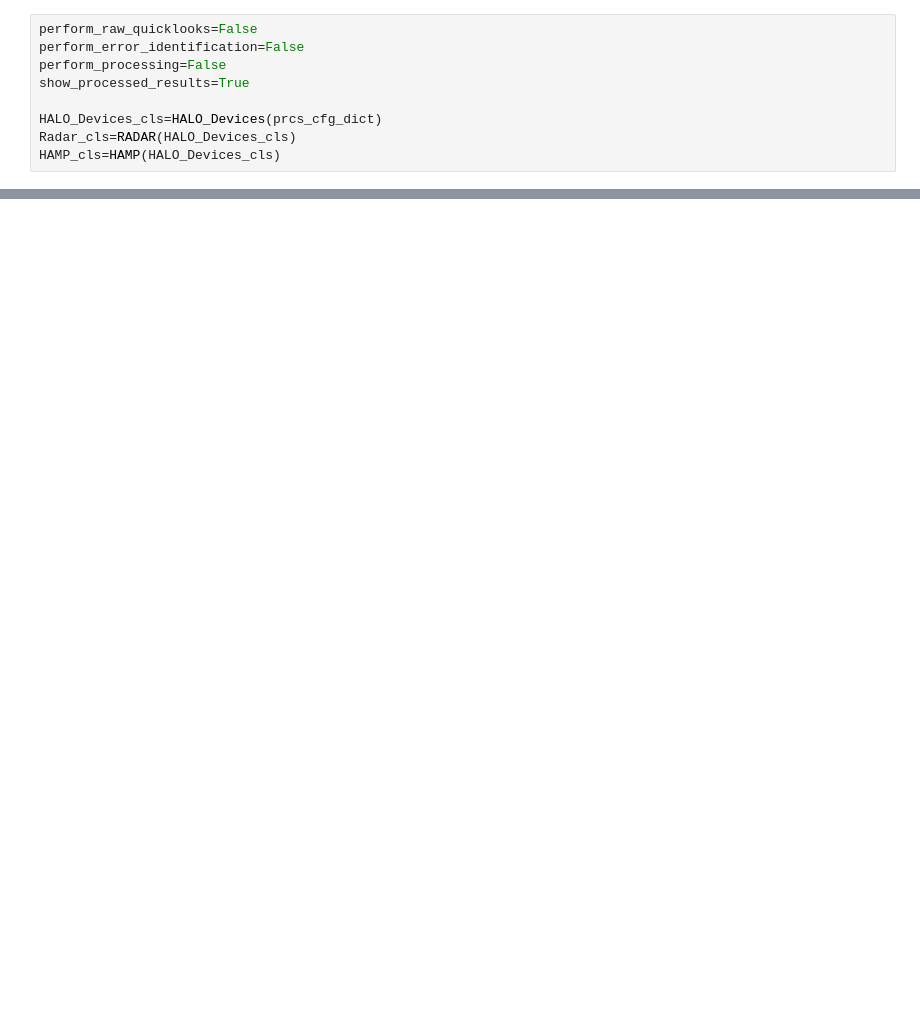
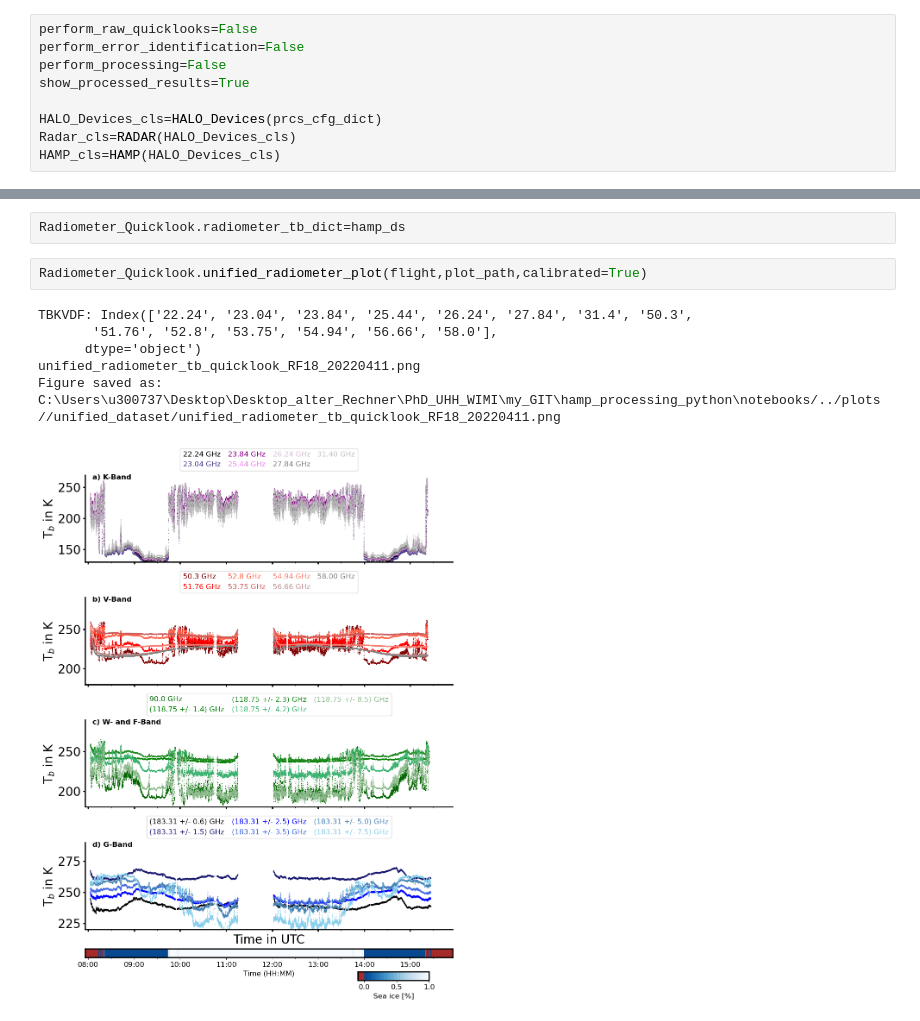
Before and after one commit to hdorff94/hamp_processing_python, a Jupyter notebook: notebooks/Pangaea_quicklooks.ipynb, the cells around one changed output, grey strips where cells are left out. Saved outputs shown, nothing was run; the diff lists cells and outputs as text; blank space fills up the shorter version.

```diff
--- a/notebooks/Pangaea_quicklooks.ipynb
+++ b/notebooks/Pangaea_quicklooks.ipynb
@@ -74,0 +88,11 @@ Figure saved as: C:\Users\u300737\Desktop\Desktop_alter_Rechner\PhD_UHH_WIMI\/Wo
+# %%
+Radiometer_Quicklook.radiometer_tb_dict=hamp_ds
+# %%
+Radiometer_Quicklook.unified_radiometer_plot(flight,plot_path,calibrated=True)
+# %% [output]
+TBKVDF: Index(['22.24', '23.04', '23.84', '25.44', '26.24', '27.84', '31.4', '50.3',
+       '51.76', '52.8', '53.75', '54.94', '56.66', '58.0'],
+      dtype='object')
+unified_radiometer_tb_quicklook_RF18_20220411.png
+Figure saved as: C:\Users\u300737\Desktop\Desktop_alter_Rechner\PhD_UHH_WIMI\my_GIT\hamp_processing_python\notebooks/../plots//unified_dataset/unified_radiometer_tb_quicklook_RF18_20220411.png
+[figure, added]
```
Also changed, not shown: parts of 9 cells of this notebook, 7 other files.
